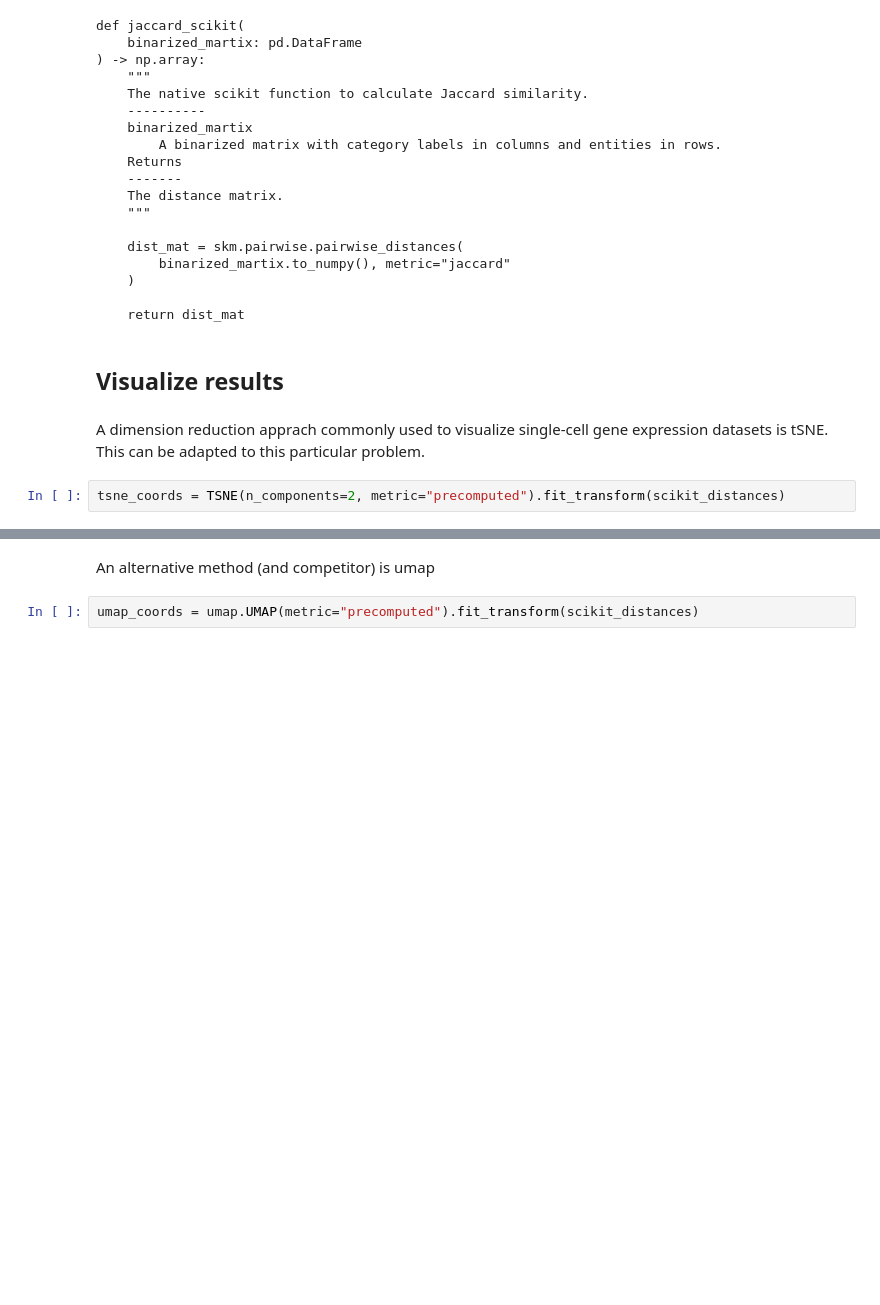
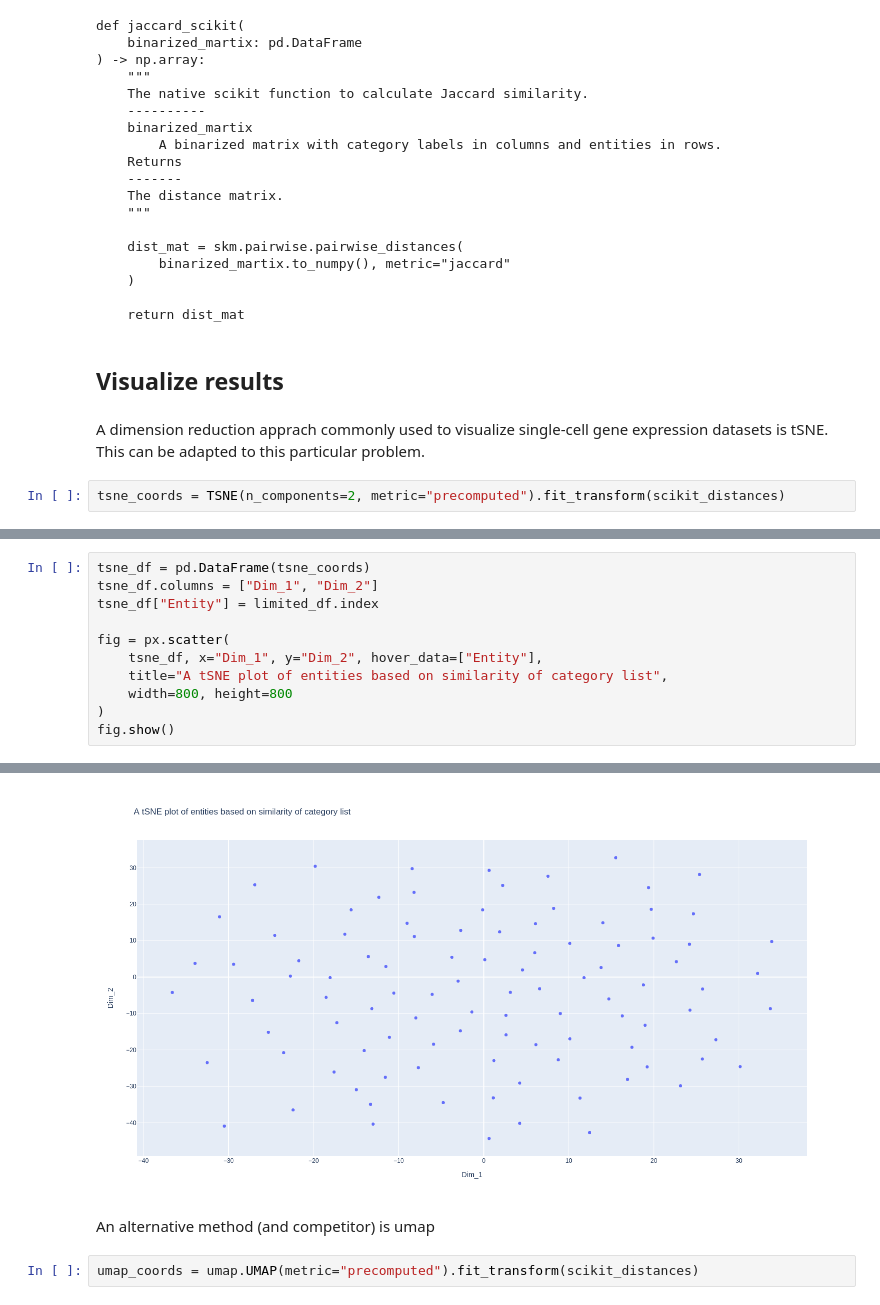
Before and after one commit to szabogtamas/distance_metrics_comparisons, a Jupyter notebook: notebooks/jupyter/efficient_jaccard_distances.ipynb, the cells around one changed output, grey strips where cells are left out. Drawn from its saved outputs; the diff is of its cells as text; blank space fills up the shorter version.

```diff
--- a/notebooks/jupyter/efficient_jaccard_distances.ipynb
+++ b/notebooks/jupyter/efficient_jaccard_distances.ipynb
@@ -189,0 +190,12 @@ ax.scatter(tsne_coords[:,0], tsne_coords[:,1])
+# %%
+tsne_df = pd.DataFrame(tsne_coords)
+tsne_df.columns = ["Dim_1", "Dim_2"]
+tsne_df["Entity"] = limited_df.index
+
+fig = px.scatter(
+    tsne_df, x="Dim_1", y="Dim_2", hover_data=["Entity"],
+    title="A tSNE plot of entities based on similarity of category list",
+    width=800, height=800
+)
+fig.show()
+# %% [output]
@@ -190,3 +203,4 @@ ax.scatter(tsne_coords[:,0], tsne_coords[:,1])
+[figure, added]
 # %% [markdown]
 An alternative method (and competitor) is umap
 # %%
```
Also changed, not shown: parts of 12 cells of this notebook, 1 other file.
